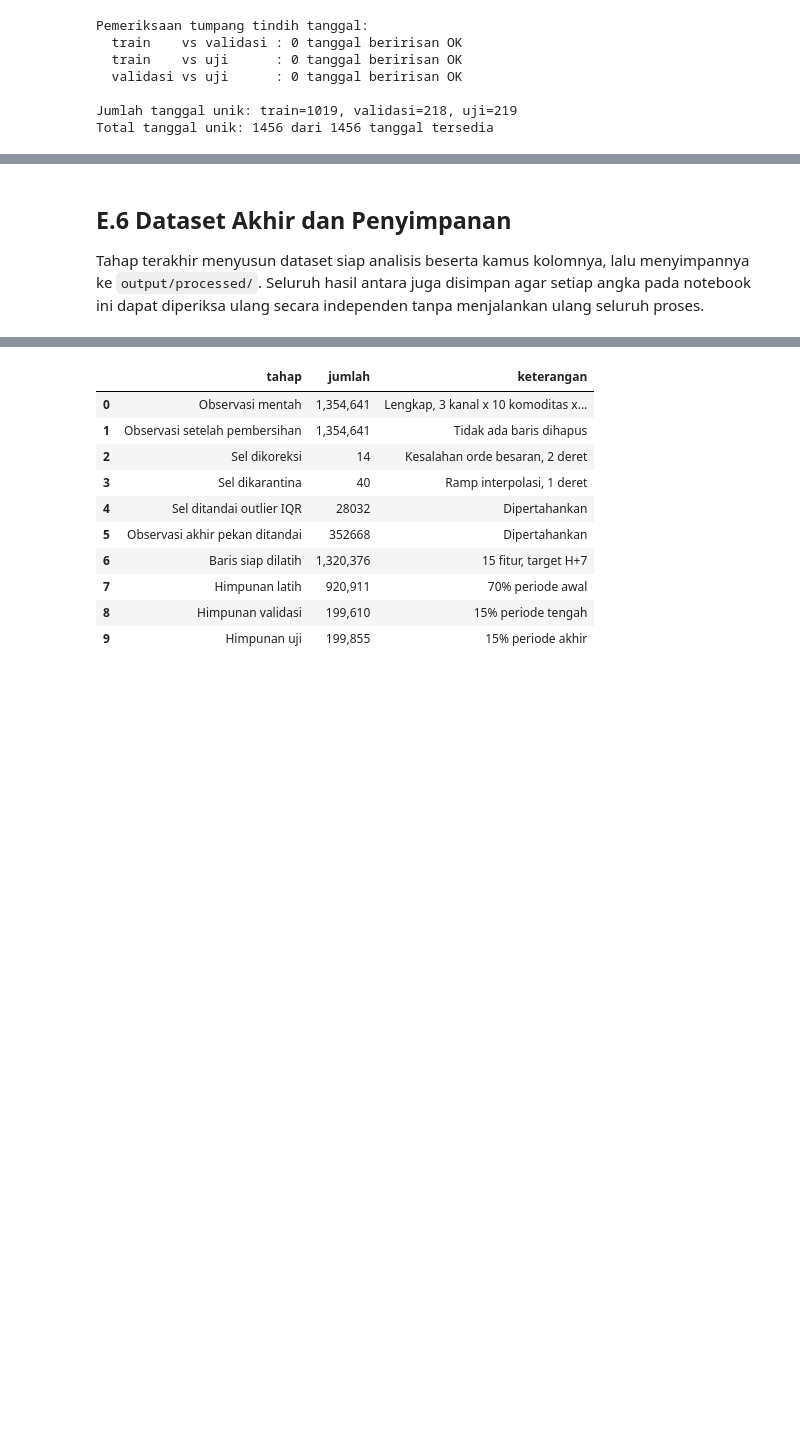
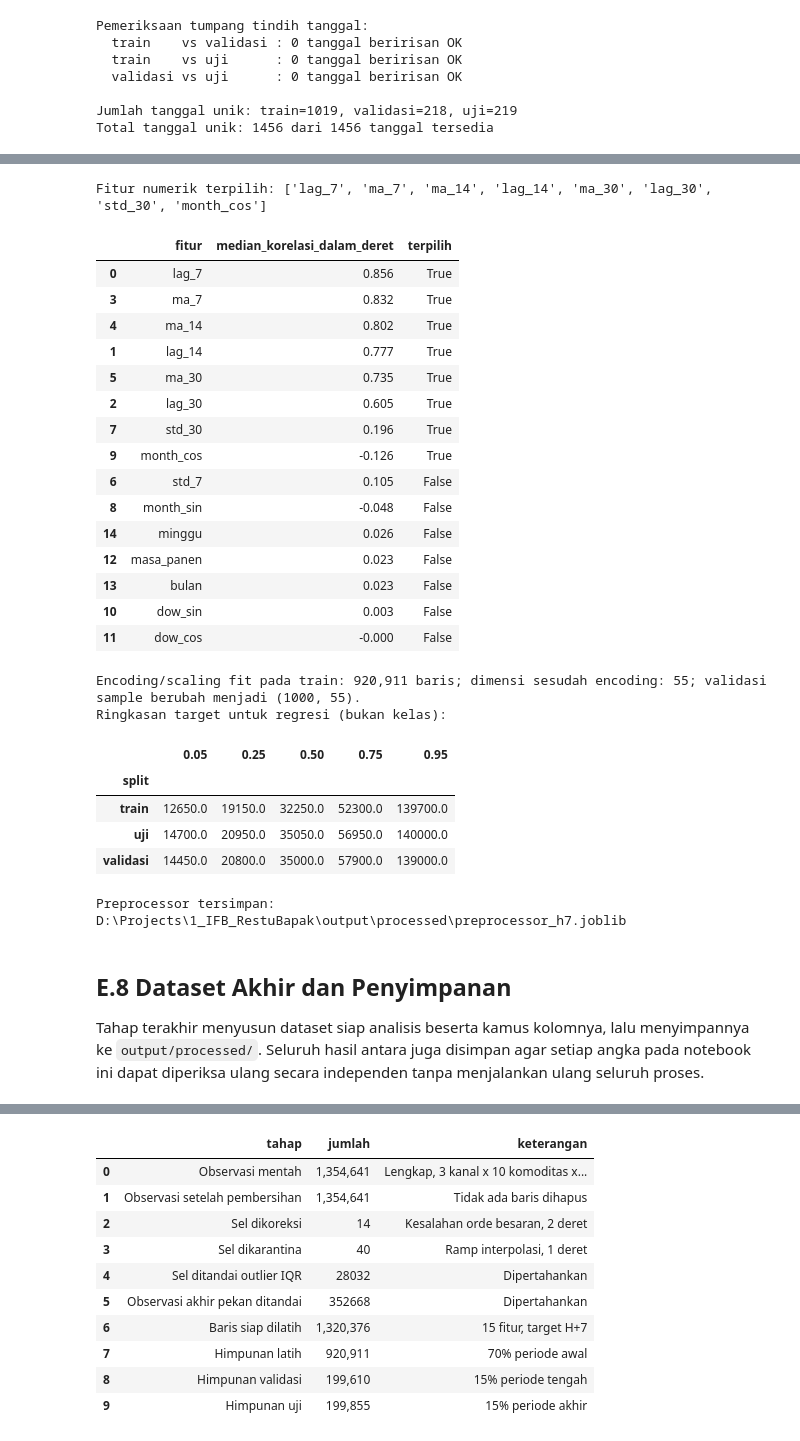
Before and after one commit to Abhiprayaa29/1_IFB_RestuBapak, a Jupyter notebook: Projek_Akhir_Data_Science.ipynb, the cells around one changed output, grey strips where cells are left out. Cells and saved outputs as stored; diff of their text form; code cells hidden in the pictures; blank space fills up the shorter version.

Commit message:
Complete first 14 project progress criteria

```diff
--- a/Projek_Akhir_Data_Science.ipynb
+++ b/Projek_Akhir_Data_Science.ipynb
@@ -2143,5 +2348,69 @@ Total tanggal unik: 1456 dari 1456 tanggal tersedia
+# %%
+# Feature selection: top-8 median |korelasi| dihitung dari train saja.
+SELECTED_NUMERIC = feature_target_corr.head(8)["fitur"].tolist()
+feature_selection = feature_target_corr.copy()
+feature_selection["terpilih"] = feature_selection["fitur"].isin(SELECTED_NUMERIC)
+feature_selection.to_csv(AUDIT_DIR / "feature_selection_h7.csv", index=False)
+print("Fitur numerik terpilih:", SELECTED_NUMERIC)
+display(feature_selection[["fitur", "median_korelasi_dalam_deret", "terpilih"]].round(3))
+
+# Train-only preprocessing. Tree-based models would not need scaling, but this general
+# baseline transformer provides a leakage-safe, reusable design for linear models too.
+from sklearn.compose import ColumnTransformer
+from sklearn.preprocessing import OneHotEncoder, StandardScaler
+import joblib
+
+_cat_cols = KEY
+_preprocessor = ColumnTransformer(
+    transformers=[
+        ("numerik", StandardScaler(), SELECTED_NUMERIC),
+        ("kategori", OneHotEncoder(handle_unknown="ignore", sparse_output=True), _cat_cols),
+    ],
+    remainder="drop",
+    verbose_feature_names_out=True,
+)
+_X_train = _train[SELECTED_NUMERIC + _cat_cols]
+_preprocessor.fit(_X_train)
+_valid_sample = siap.loc[siap["split"] == "validasi", SELECTED_NUMERIC + _cat_cols].head(1000)
+_valid_sample_encoded = _preprocessor.transform(_valid_sample)
+print(f"Encoding/scaling fit pada train: {_X_train.shape[0]:,} baris; "
+      f"dimensi sesudah encoding: {_valid_sample_encoded.shape[1]:,}; "
+      f"validasi sample berubah menjadi {_valid_sample_encoded.shape}.")
+print("Ringkasan target untuk regresi (bukan kelas):")
+display(siap.groupby("split", observed=True)["target_h7"].quantile([.05,.25,.5,.75,.95]).unstack().round(1))
+joblib.dump({"preprocessor": _preprocessor,
+             "selected_numeric_features": SELECTED_NUMERIC,
+             "categorical_features": _cat_cols,
+             "fit_split": "train"}, PROC_DIR / "preprocessor_h7.joblib")
+print(f"Preprocessor tersimpan: {PROC_DIR / 'preprocessor_h7.joblib'}")
+# %% [output]
+Fitur numerik terpilih: ['lag_7', 'ma_7', 'ma_14', 'lag_14', 'ma_30', 'lag_30', 'std_30', 'month_cos']
+|  | fitur | median_korelasi_dalam_deret | terpilih |
+| 0 | lag_7 | 0.856 | True |
+| 3 | ma_7 | 0.832 | True |
+| 4 | ma_14 | 0.802 | True |
+| 1 | lag_14 | 0.777 | True |
+| 5 | ma_30 | 0.735 | True |
+| 2 | lag_30 | 0.605 | True |
+| 7 | std_30 | 0.196 | True |
+| 9 | month_cos | -0.126 | True |
+| 6 | std_7 | 0.105 | False |
+| 8 | month_sin | -0.048 | False |
+| 14 | minggu | 0.026 | False |
+| 12 | masa_panen | 0.023 | False |
+| 13 | bulan | 0.023 | False |
+| 10 | dow_sin | 0.003 | False |
+| 11 | dow_cos | -0.000 | False |
+Encoding/scaling fit pada train: 920,911 baris; dimensi sesudah encoding: 55; validasi sample berubah menjadi (1000, 55).
+Ringkasan target untuk regresi (bukan kelas):
+|  | 0.05 | 0.25 | 0.50 | 0.75 | 0.95 |
+| split |  |  |  |  |  |
+| train | 12650.0 | 19150.0 | 32250.0 | 52300.0 | 139700.0 |
+| uji | 14700.0 | 20950.0 | 35050.0 | 56950.0 | 140000.0 |
+| validasi | 14450.0 | 20800.0 | 35000.0 | 57900.0 | 139000.0 |
+Preprocessor tersimpan: D:\Projects\1_IFB_RestuBapak\output\processed\preprocessor_h7.joblib
 # %% [markdown]
-## E.6 Dataset Akhir dan Penyimpanan
+## E.8 Dataset Akhir dan Penyimpanan
 
 Tahap terakhir menyusun dataset siap analisis beserta kamus kolomnya, lalu menyimpannya ke
 `output/processed/`. Seluruh hasil antara juga disimpan agar setiap angka pada notebook ini dapat
```
Also changed, not shown: parts of 17 cells of this notebook, 20 other files.
